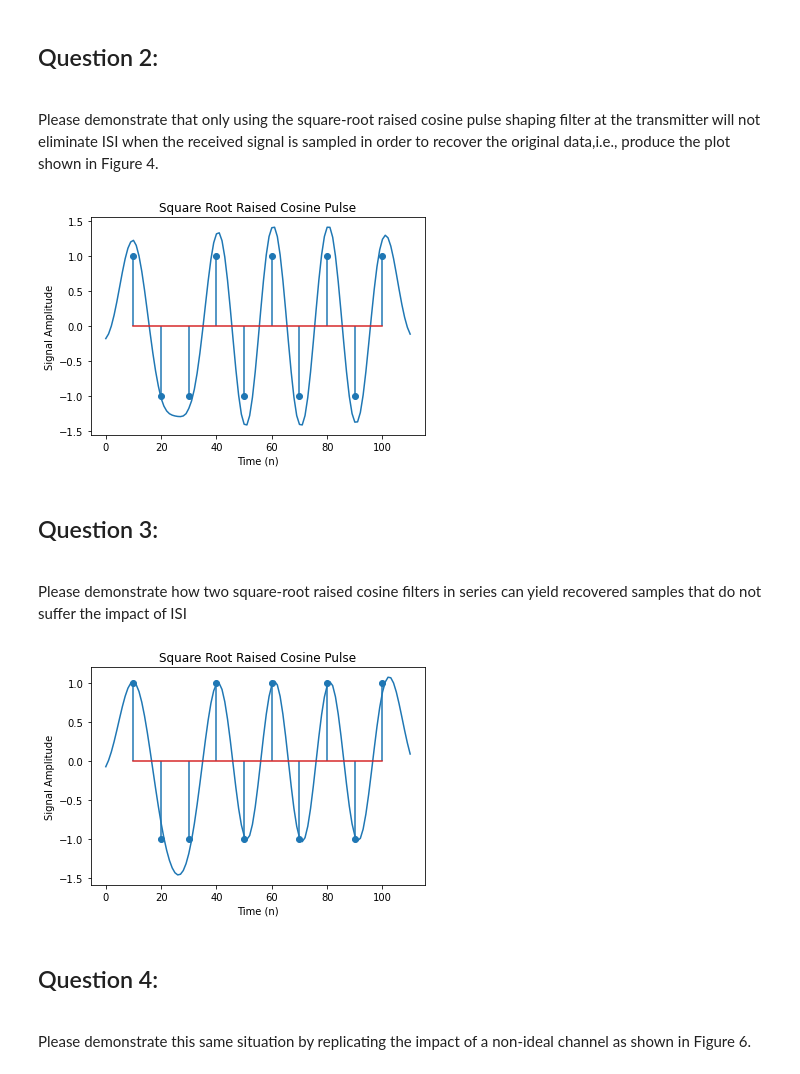
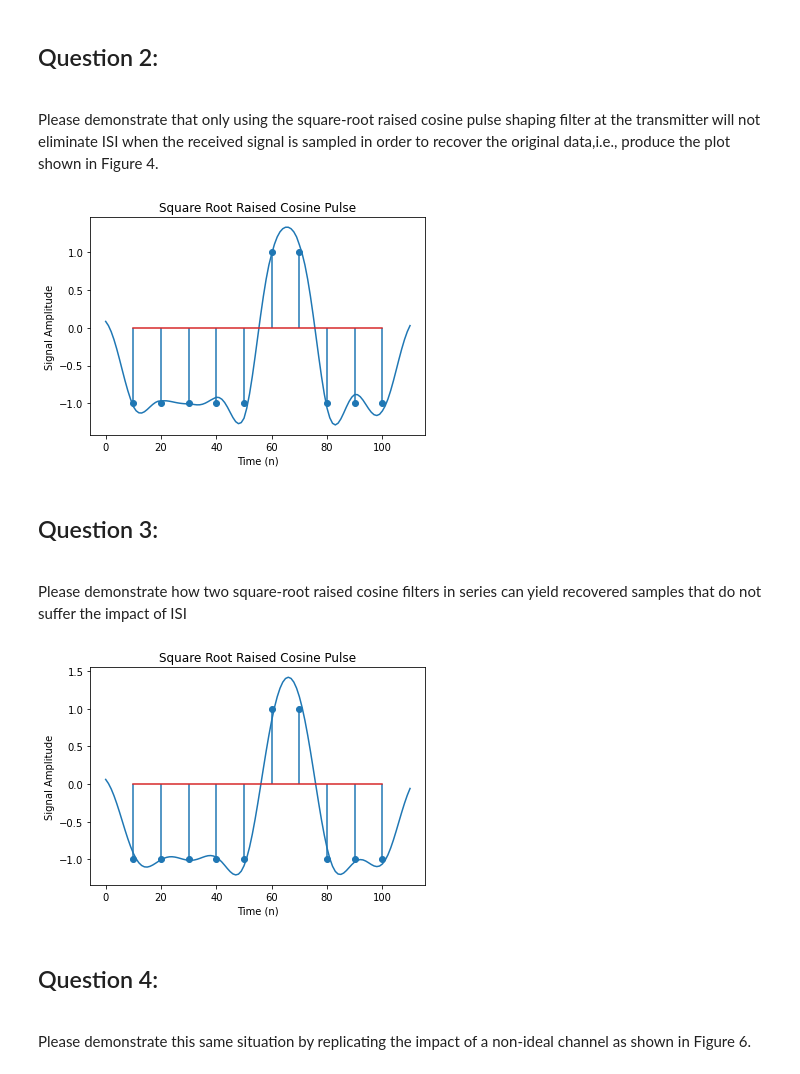
Before and after one commit to eewilliams-wpi/ECE3311_Team6, a Jupyter notebook: proj3_selina.ipynb, the cells around one changed output. Saved outputs shown, nothing was run; the diff lists cells and outputs as text; code cells hidden in the pictures.

```diff
--- a/proj3_selina.ipynb
+++ b/proj3_selina.ipynb
@@ -43,8 +43,8 @@ ps_sinc = np.sinc(np.arange(-11,11,0.1))
 N = 10
 d_upsample = np.zeros((N*N,))
 d_upsample[::N] = d  #impulse train
-sig_temp = np.convolve(d_upsample, ps_sinc)
-sig1 = sig_temp[100:211]
+sig_temp1 = np.convolve(d_upsample, ps_sinc)
+sig1 = sig_temp1[100:211]
 
 # Sanity check
 plt.plot(sig1)
@@ -95,11 +96,12 @@ ps_srrcos = rrcosfilter(61,0.5,1,10)
 # Create transmission using sqrt rcos pulse shape
 
 # Upsampling
-sig_temp = np.convolve(d_upsample, ps_srrcos[1])
-sig1 = sig_temp[20:131]
+sig_temp3 = np.convolve(d_upsample, ps_srrcos[1])
+sig3 = sig_temp3[20:131]
 
 # Sanity check
-plt.plot(sig1)
+plt.plot(sig3)
+
 plt.stem(index,d_hat1)
 
 plt.title('Square Root Raised Cosine Pulse')
@@ -107,37 +109,38 @@ plt.xlabel('Time (n)')
 plt.ylabel('Signal Amplitude')
 plt.show()
 # %% [output]
-[figure, old version]
+[figure, new version]
 # %% [markdown]
 ## Question 3:
 <br>Please demonstrate how two square-root raised cosine filters in series can yield recovered samples that do not suffer the impact of ISI
 # %%
 # Define square-root raised cosine pulse shape (roll-off = 0.5)
 # ps_srrcos = rrcosfilter(61,0.5,1,10)
 
 # Create transmission using sqrt rcos pulse shape
 
 # Down sampling
 # N = 10
 # d_downsample = np.zeros((N*N,))
 # d_downsample[::N] = d*(1/10)  #impulse train
 # sig_temp = np.convolve(d_downsample, sig_temp)
 # sig1 = sig_temp[100:211]
 
 # Upsampling
-sig_temp = np.convolve(sig_temp, ps_srrcos[1])/10
-sig1 = sig_temp[50:161]
+sig_temp4 = np.convolve(sig_temp3, ps_srrcos[1])/10
+sig4 = sig_temp4[50:161]
 
 # Sanity check
-plt.plot(sig1)
+plt.plot(sig4)
+
 plt.stem(index,d_hat1)
 
 plt.title('Square Root Raised Cosine Pulse')
 plt.xlabel('Time (n)')
 plt.ylabel('Signal Amplitude')
 plt.show()
 # %% [output]
-[figure, old version]
+[figure, new version]
 # %% [markdown]
 ## Question 4:
 <br>Please demonstrate this same situation by replicating the impact of a non-ideal channel as shown in Figure 6.
```
Also changed, not shown: parts of 6 cells of this notebook.
